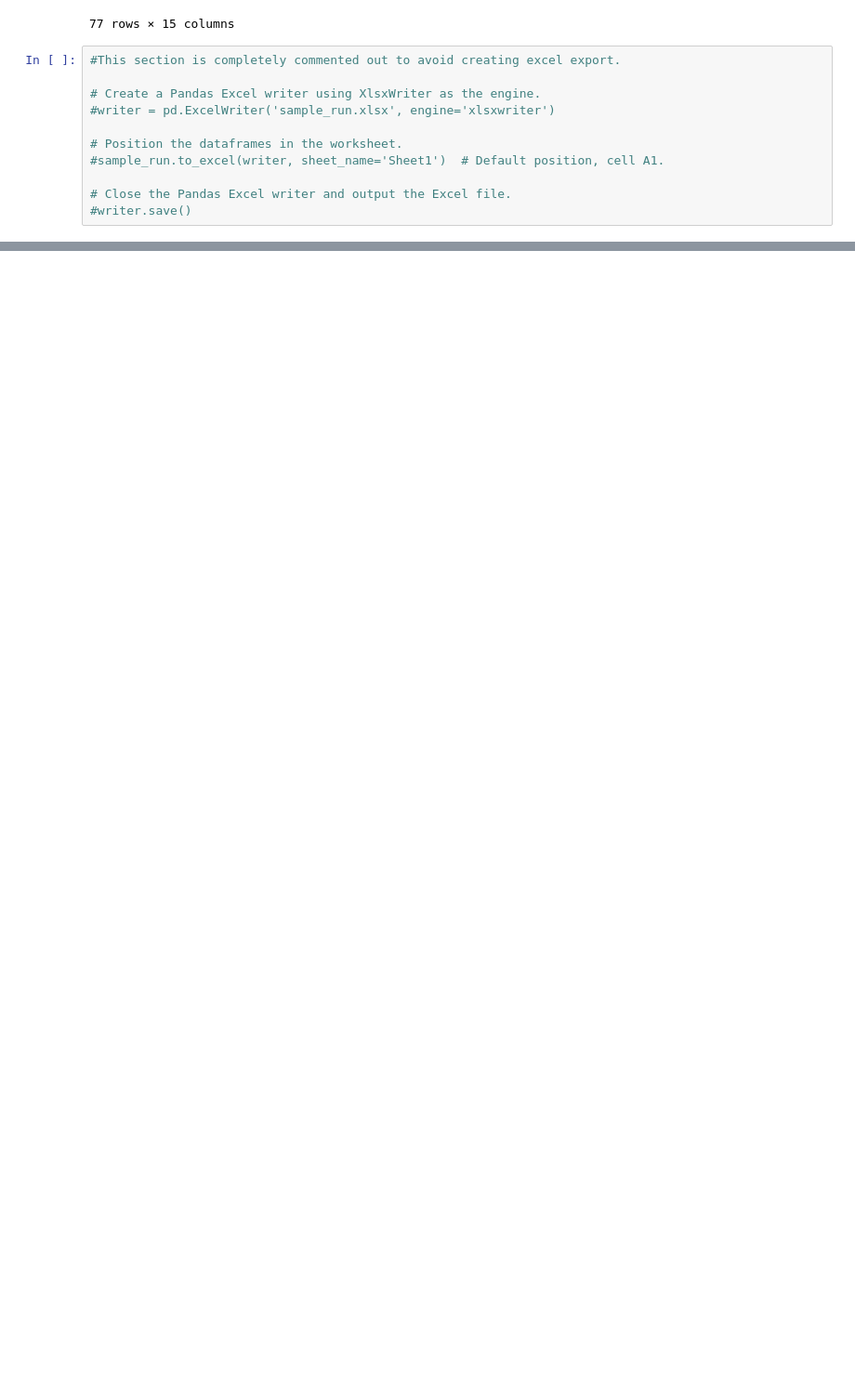
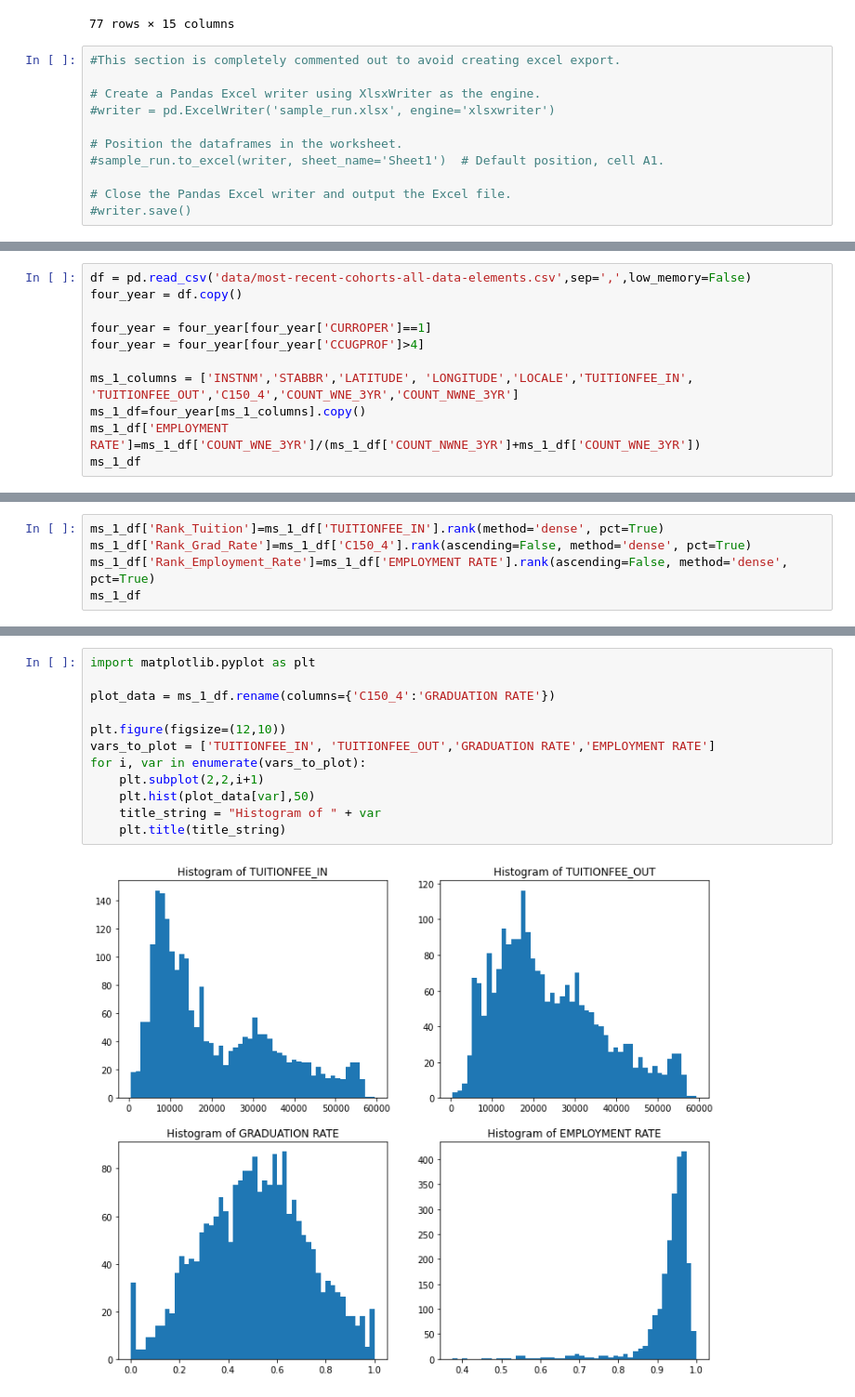
Before and after one commit to voduwa/Final-Project, a Jupyter notebook: tyler.ipynb, the cells around one changed output, grey strips where cells are left out. Shown at 93% size. Saved outputs shown, nothing was run; the diff lists cells and outputs as text; blank space fills up the shorter version.

```diff
--- a/tyler.ipynb
+++ b/tyler.ipynb
@@ -580,0 +583,11 @@ sample_run.sort_values(by='Grand_Rank')
+# %%
+df = pd.read_csv('data/most-recent-cohorts-all-data-elements.csv',sep=',',low_memory=False)
+four_year = df.copy()
+
+four_year = four_year[four_year['CURROPER']==1]
+four_year = four_year[four_year['CCUGPROF']>4]
+
+ms_1_columns = ['INSTNM','STABBR','LATITUDE', 'LONGITUDE','LOCALE','TUITIONFEE_IN', 'TUITIONFEE_OUT','C150_4','COUNT_WNE_3YR','COUNT_NWNE_3YR']
+ms_1_df=four_year[ms_1_columns].copy()
+ms_1_df['EMPLOYMENT RATE']=ms_1_df['COUNT_WNE_3YR']/(ms_1_df['COUNT_NWNE_3YR']+ms_1_df['COUNT_WNE_3YR'])
+ms_1_df
@@ -580,0 +596,5 @@ sample_run.sort_values(by='Grand_Rank')
+# %%
+ms_1_df['Rank_Tuition']=ms_1_df['TUITIONFEE_IN'].rank(method='dense', pct=True)
+ms_1_df['Rank_Grad_Rate']=ms_1_df['C150_4'].rank(ascending=False, method='dense', pct=True)
+ms_1_df['Rank_Employment_Rate']=ms_1_df['EMPLOYMENT RATE'].rank(ascending=False, method='dense', pct=True)
+ms_1_df
@@ -580,0 +649,14 @@ sample_run.sort_values(by='Grand_Rank')
+# %%
+import matplotlib.pyplot as plt
+
+plot_data = ms_1_df.rename(columns={'C150_4':'GRADUATION RATE'})
+
+plt.figure(figsize=(12,10))
+vars_to_plot = ['TUITIONFEE_IN', 'TUITIONFEE_OUT','GRADUATION RATE','EMPLOYMENT RATE']
+for i, var in enumerate(vars_to_plot):
+    plt.subplot(2,2,i+1)
+    plt.hist(plot_data[var],50)
+    title_string = "Histogram of " + var
+    plt.title(title_string)
+# %% [output]
+[figure, added]
```
Also changed, not shown: parts of 8 cells of this notebook.
